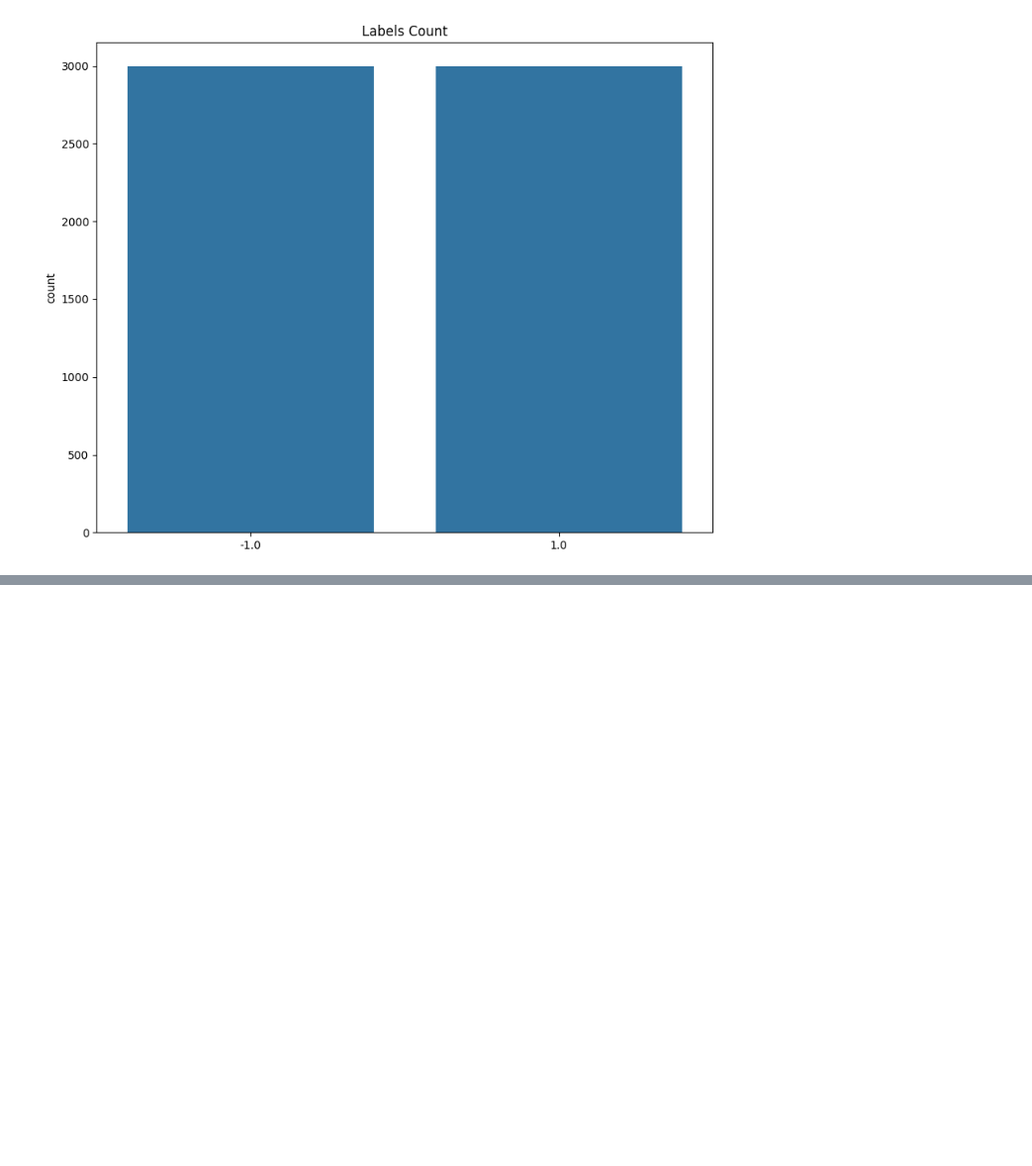
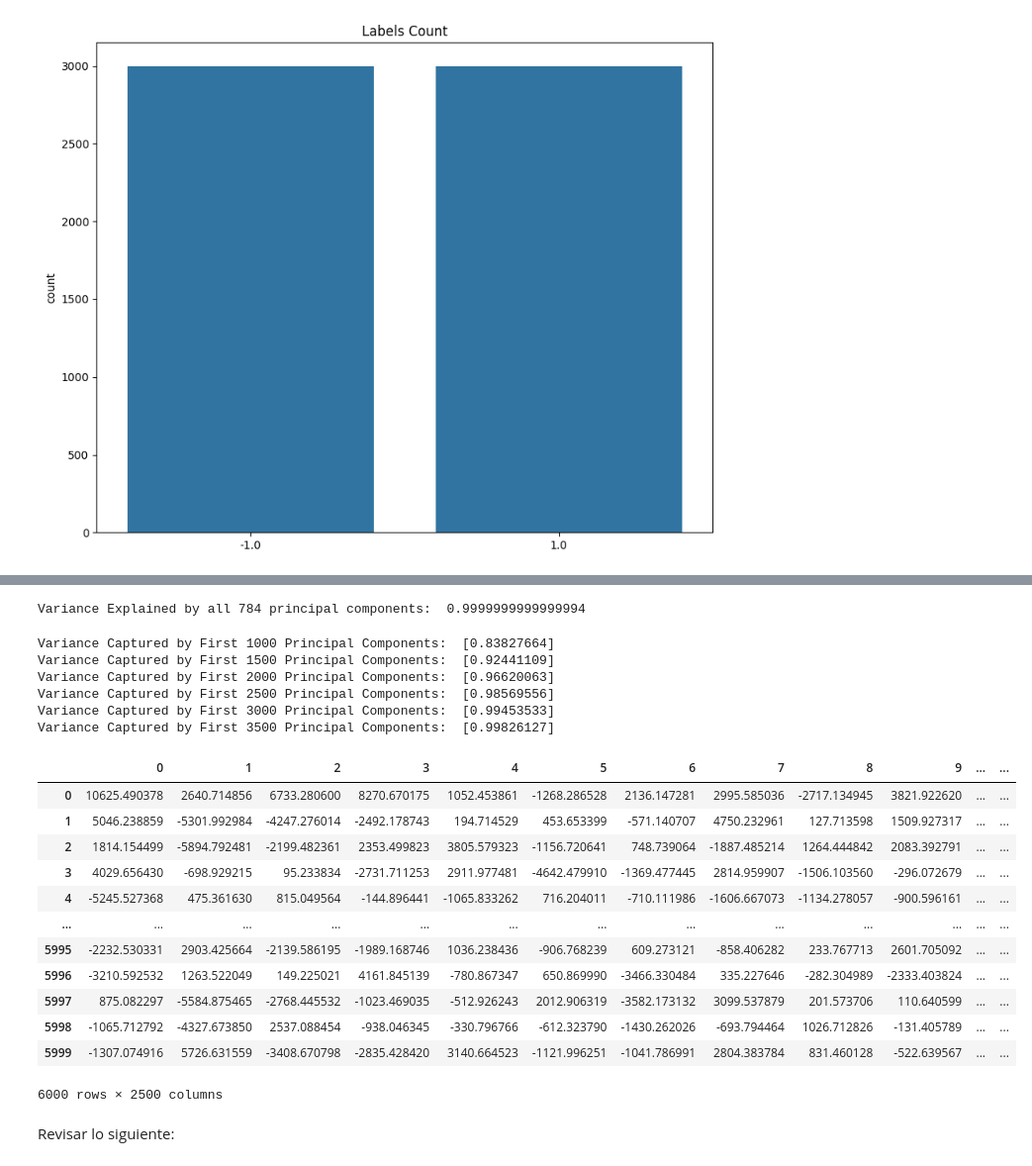
Before and after one commit to DanielJCC/Machine-Learning-3er-Seguimiento, a Jupyter notebook: Gisette_Dataset.ipynb, the cells around one changed output, grey strips where cells are left out. Shown at 99% size. Saved outputs shown, nothing was run; the diff lists cells and outputs as text; code cells hidden in the pictures; blank space fills up the shorter version.

```diff
--- a/Gisette_Dataset.ipynb
+++ b/Gisette_Dataset.ipynb
@@ -162,0 +147,50 @@ for i in corr:
+# %%
+# Percentage of Variance Captured by 784 principal components
+print("Variance Explained by all 784 principal components: ", \
+      sum(pca.explained_variance_ratio_))
+# %% [output]
+Variance Explained by all 784 principal components:  0.9999999999999994
+# %%
+# Percentage of Variance Captured by X principal components
+importanceOfPrincipalComponents = \
+    pd.DataFrame(data=pca.explained_variance_ratio_)
+importanceOfPrincipalComponents = importanceOfPrincipalComponents.T
+
+print('Variance Captured by First 1000 Principal Components: ',
+      importanceOfPrincipalComponents.loc[:,0:999].sum(axis=1).values)
+print('Variance Captured by First 1500 Principal Components: ',
+      importanceOfPrincipalComponents.loc[:,0:1499].sum(axis=1).values)
+print('Variance Captured by First 2000 Principal Components: ',
+      importanceOfPrincipalComponents.loc[:,0:1999].sum(axis=1).values)
+print('Variance Captured by First 2500 Principal Components: ',
+      importanceOfPrincipalComponents.loc[:,0:2499].sum(axis=1).values)
+print('Variance Captured by First 3000 Principal Components: ',
+      importanceOfPrincipalComponents.loc[:,0:2999].sum(axis=1).values)
+print('Variance Captured by First 3500 Principal Components: ',
+      importanceOfPrincipalComponents.loc[:,0:3499].sum(axis=1).values)
+# %% [output]
+Variance Captured by First 1000 Principal Components:  [0.83827664]
+Variance Captured by First 1500 Principal Components:  [0.92441109]
+Variance Captured by First 2000 Principal Components:  [0.96620063]
+Variance Captured by First 2500 Principal Components:  [0.98569556]
+Variance Captured by First 3000 Principal Components:  [0.99453533]
+Variance Captured by First 3500 Principal Components:  [0.99826127]
+# %%
+X_train = X_train_PCA[X_train_PCA.columns[:-2500]]
+X_train
+# %% [output]
+|  | 0 | 1 | 2 | 3 | 4 | 5 | 6 | 7 | 8 | 9 | ... | ... |
+| 0 | 10625.490378 | 2640.714856 | 6733.280600 | 8270.670175 | 1052.453861 | -1268.286528 | 2136.147281 | 2995.585036 | -2717.134945 | 3821.922620 | ... | ... |
+| 1 | 5046.238859 | -5301.992984 | -4247.276014 | -2492.178743 | 194.714529 | 453.653399 | -571.140707 | 4750.232961 | 127.713598 | 1509.927317 | ... | ... |
+| 2 | 1814.154499 | -5894.792481 | -2199.482361 | 2353.499823 | 3805.579323 | -1156.720641 | 748.739064 | -1887.485214 | 1264.444842 | 2083.392791 | ... | ... |
+| 3 | 4029.656430 | -698.929215 | 95.233834 | -2731.711253 | 2911.977481 | -4642.479910 | -1369.477445 | 2814.959907 | -1506.103560 | -296.072679 | ... | ... |
+| 4 | -5245.527368 | 475.361630 | 815.049564 | -144.896441 | -1065.833262 | 716.204011 | -710.111986 | -1606.667073 | -1134.278057 | -900.596161 | ... | ... |
+| ... | ... | ... | ... | ... | ... | ... | ... | ... | ... | ... | ... | ... |
+| 5995 | -2232.530331 | 2903.425664 | -2139.586195 | -1989.168746 | 1036.238436 | -906.768239 | 609.273121 | -858.406282 | 233.767713 | 2601.705092 | ... | ... |
+| 5996 | -3210.592532 | 1263.522049 | 149.225021 | 4161.845139 | -780.867347 | 650.869990 | -3466.330484 | 335.227646 | -282.304989 | -2333.403824 | ... | ... |
+| 5997 | 875.082297 | -5584.875465 | -2768.445532 | -1023.469035 | -512.926243 | 2012.906319 | -3582.173132 | 3099.537879 | 201.573706 | 110.640599 | ... | ... |
+| 5998 | -1065.712792 | -4327.673850 | 2537.088454 | -938.046345 | -330.796766 | -612.323790 | -1430.262026 | -693.794464 | 1026.712826 | -131.405789 | ... | ... |
+| 5999 | -1307.074916 | 5726.631559 | -3408.670798 | -2835.428420 | 3140.664523 | -1121.996251 | -1041.786991 | 2804.383784 | 831.460128 | -522.639567 | ... | ... |
+6000 rows × 2500 columns
+# %% [markdown]
+Revisar lo siguiente:
```
Also changed, not shown: parts of 8 cells of this notebook, 1 other file.
